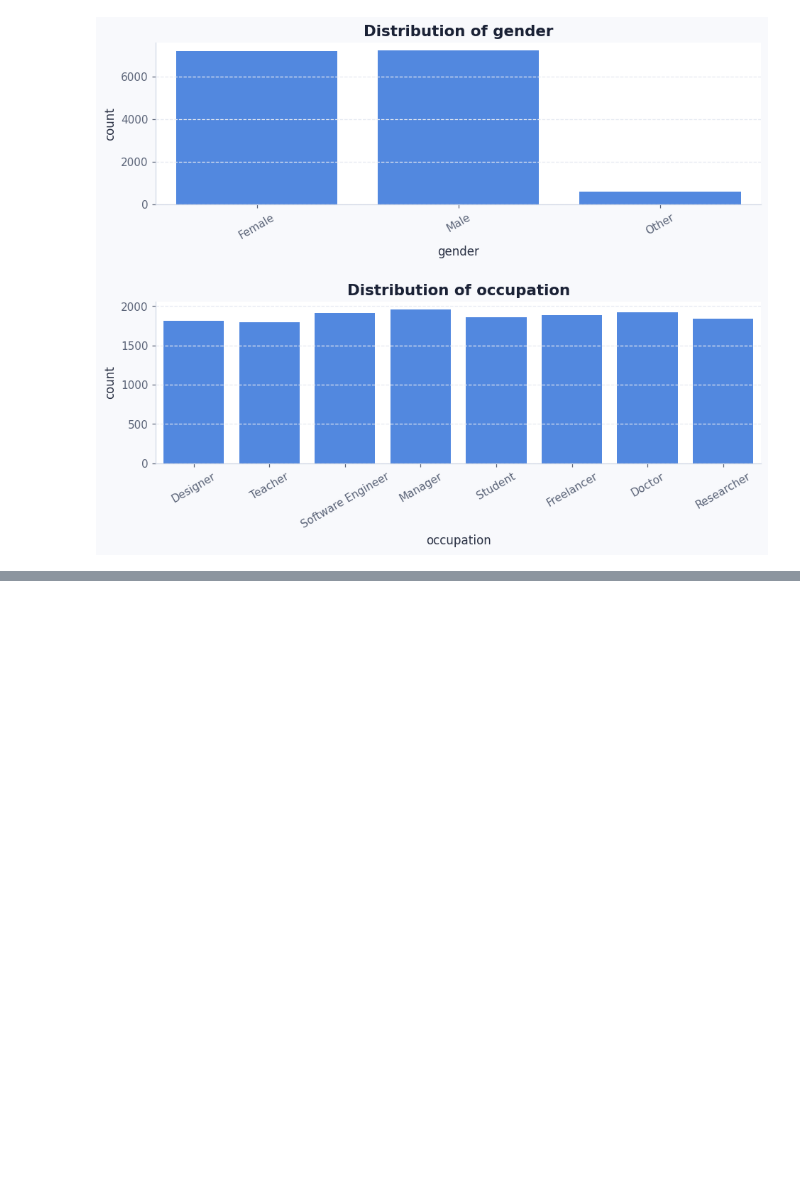
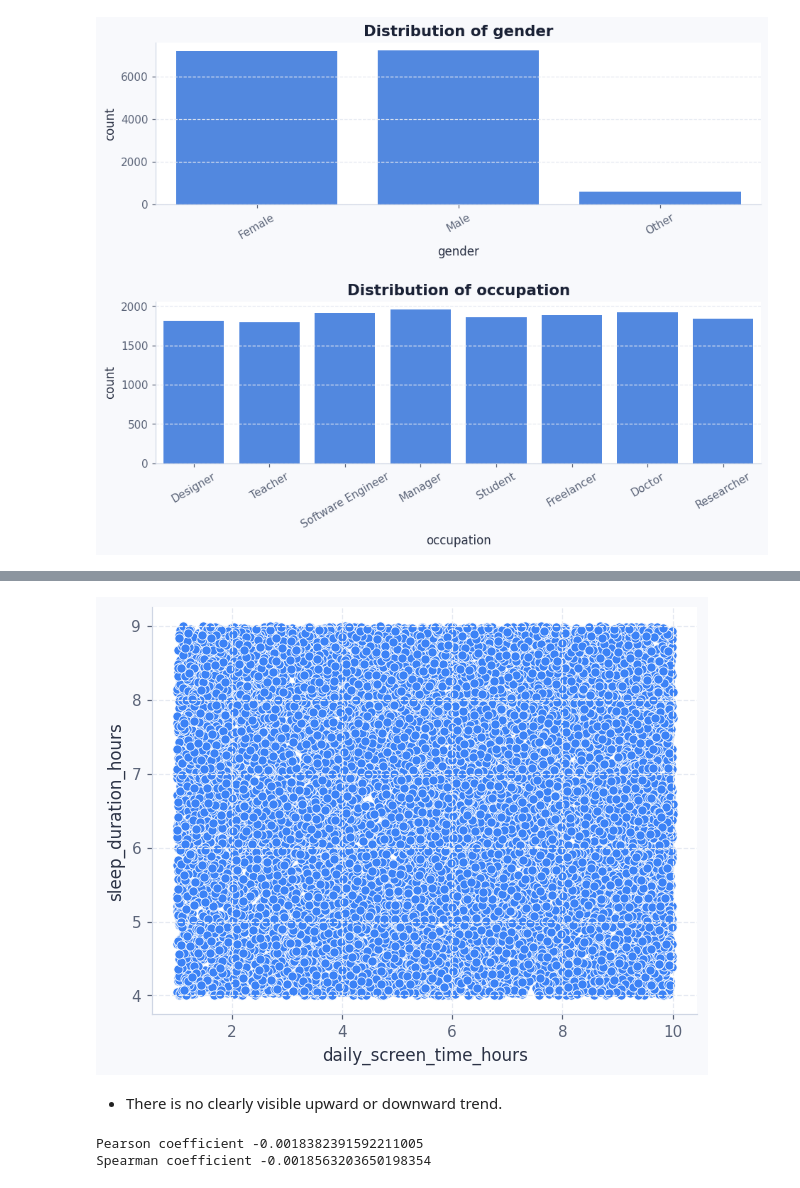
Before and after one commit to shivainlabs/Sleep-Screen-Time-and-Stress-Analysis, a Jupyter notebook: notebooks/01_data_understanding_eda.ipynb, the cells around one changed output, grey strips where cells are left out. Saved outputs shown, nothing was run; the diff lists cells and outputs as text; code cells hidden in the pictures; blank space fills up the shorter version.

Commit message:
Bivariate Analysis: Screen Time and Sleep (Done)

```diff
--- a/notebooks/01_data_understanding_eda.ipynb
+++ b/notebooks/01_data_understanding_eda.ipynb
@@ -255,0 +346,16 @@ plt.show()
+# %%
+sns.scatterplot(data=df,x='daily_screen_time_hours',y='sleep_duration_hours')
+plt.show()
+# %% [output]
+[figure, added]
+# %% [markdown]
+- There is no clearly visible upward or downward trend.
+# %%
+pearson_val = df['daily_screen_time_hours'].corr(df['sleep_duration_hours'],method='pearson')
+spearman_val = df['daily_screen_time_hours'].corr(df['sleep_duration_hours'],method='spearman')
+
+print("Pearson coefficient",pearson_val)
+print("Spearman coefficient",spearman_val)
+# %% [output]
+Pearson coefficient -0.0018382391592211005
+Spearman coefficient -0.0018563203650198354
```
Also changed, not shown: parts of 18 cells of this notebook.
